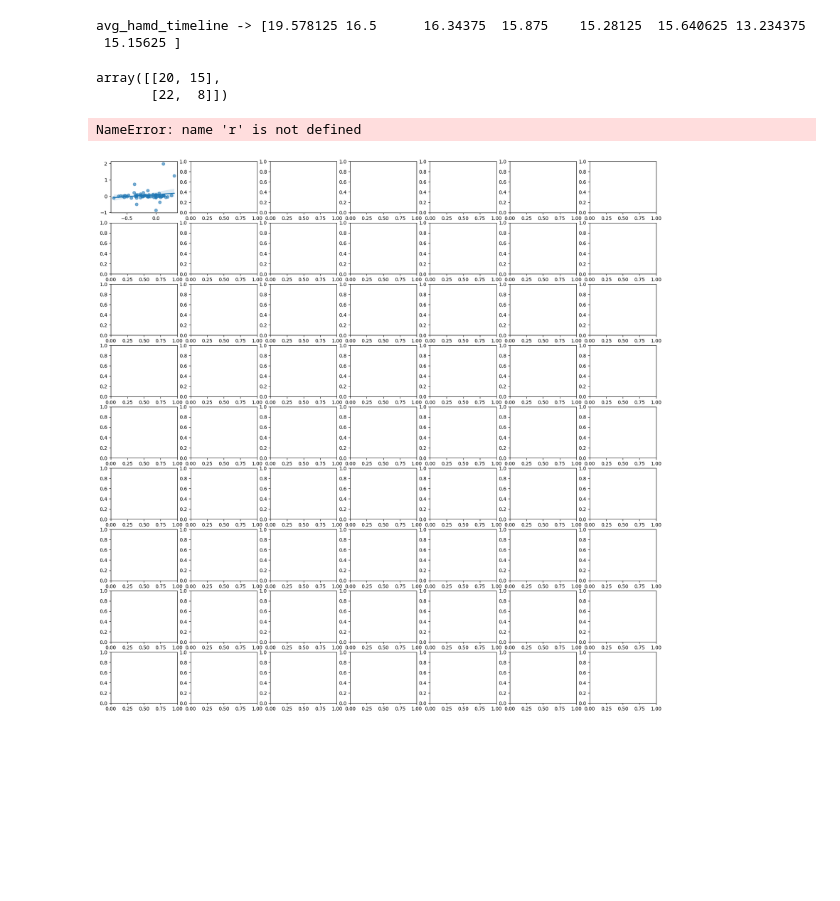
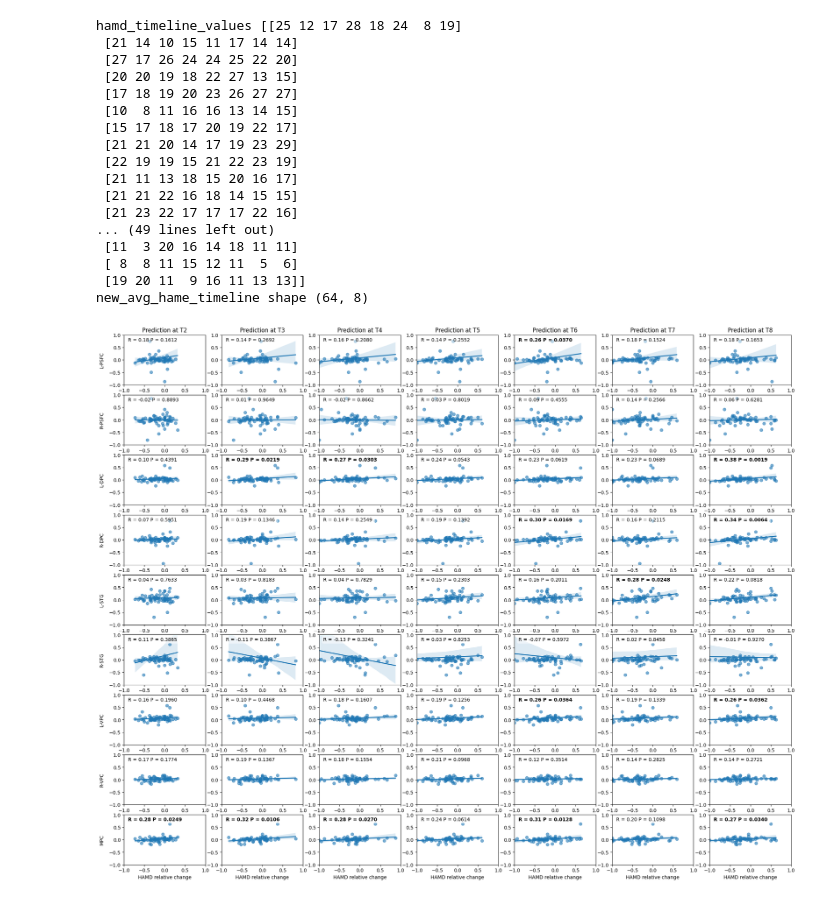
Before and after one commit to jinyuanwong/fnirs-treatment-response-prediction, a Jupyter notebook: scripts/data_process/v2_2_read_timeline_hamd.ipynb, the cells around one changed output. Drawn from its saved outputs; the diff is of its cells as text; code cells hidden in the pictures; blank space fills up the shorter version.

```diff
--- a/scripts/data_process/v2_2_read_timeline_hamd.ipynb
+++ b/scripts/data_process/v2_2_read_timeline_hamd.ipynb
@@ -129,49 +134,72 @@ hamd_timeline_values = impute_nan_data(filter_values).astype(int)
-# %%
-avg_hamd_timeline = np.mean(hamd_timeline_values, axis=0)
-print(f'avg_hamd_timeline -> {avg_hamd_timeline}')
-
-hamd_score = np.load('allData/prognosis_mix_hb/pretreatment_response/label_hamd.npy')
-hamd_score[32:34]
-# %% [output]
-avg_hamd_timeline -> [19.578125 16.5      16.34375  15.875    15.28125  15.640625 13.234375
- 15.15625 ]
-array([[20, 15],
-       [22,  8]])
 # %%
 import matplotlib.pyplot as plt
 import seaborn as sns
 import numpy as np
 from scipy.stats import pearsonr
 
 # read task change hbt especailly dpc
 
 def plot_reg(labels, preds, ax):
 
     r, p_value = pearsonr(labels, preds)
     sns.regplot(x=labels, y=preds, ax=ax, scatter_kws={'alpha':0.6}, line_kws={"linewidth":2})
-
+    bold = True if p_value < 0.05 else False
+    ax.text(0.05, 0.95, f'R = {r:.2f} P = {p_value:.4f} ',
+            transform=ax.transAxes, verticalalignment='top', bbox=dict(boxstyle='round', facecolor='white', edgecolor='none', alpha=0.5), fontsize=10, fontweight='bold' if bold else 'normal')
+    ax.set_ylim([-1, 1])  # Set y-axis limits
+    ax.set_yticks([-1, -0.5, 0, 0.5, 1])  # Set y-axis ticks
+    ax.set_xlim([-1, 1])  # Set y-axis limits
+    ax.set_xticks([-1, -0.5, 0, 0.5, 1])  # Set y-axis ticks
     # Calculate Pearson correlation
 
 
 
 task_change_hbt = np.load('allData/prognosis_mix_hb/pretreatment_response/task_change_hb.npy')[:, :, -1]
 
-fig, axs = plt.subplots(9, 7, figsize=(20, 20))
+fig, axs = plt.subplots(9, 7, figsize=(25, 20))
+
+new_avg_hame_timeline = hamd_timeline_values.copy()
+print('hamd_timeline_values', hamd_timeline_values)
+print('new_avg_hame_timeline shape', new_avg_hame_timeline.shape)
+# for i in range(1, hamd_timeline_values.shape[1]):
+#     if i != hamd_timeline_values.shape[1]-1:
+#         new_avg_hame_timeline[:, i] = (hamd_timeline_values[:, i] + hamd_timeline_values[:, i+1] + hamd_timeline_values[:, i-1]) / 3
+#     else:
+#         new_avg_hame_timeline[:, i] = (hamd_timeline_values[:, i] + hamd_timeline_values[:, i-1]) / 2
+
 
 for region_i in range(9):
     for i in range(avg_hamd_timeline.shape[0]-1):
-        label = (hamd_timeline_values[:, i+1] - hamd_timeline_values[:, 0]) / hamd_timeline_values[:, 0]
+        label = (new_avg_hame_timeline[:, i+1] - new_avg_hame_timeline[:, 0]) / new_avg_hame_timeline[:, 0]
         # sns.regplot(label, task_change_hbt[:, 0])
         # sns.regplot(x=label, y=task_change_hbt[:, 0], scatter_kws={'alpha':0.6}, line_kws={"linewidth":2})
         plot_reg(label, task_change_hbt[:, region_i], axs[region_i, i])
-        plt.title(f'Actual vs Predicted HAMD Change, Pearson r: {r:.4f}, p-value: {p_value:.4g}')
-        plt.xlabel('Actual HAMD Change')
-        plt.ylabel('Predicted HAMD Change')
-        plt.legend()
-        plt.show()
+        if i == 0:
+            axs[region_i, i].set_ylabel(f'{nine_region_name[region_i]}', labelpad=10)
+        if region_i == 0:
+            axs[region_i, i].set_title(f"Prediction at T{i+2}")
+        if region_i == 8:
+            axs[region_i, i].set_xlabel(f'HAMD relative change')
+# plt.subplots_adjust(left=0.2, right=0.95, top=0.95, bottom=0.05, hspace=0.5)
 # %% [output]
-NameError: name 'r' is not defined
+hamd_timeline_values [[25 12 17 28 18 24  8 19]
+ [21 14 10 15 11 17 14 14]
+ [27 17 26 24 24 25 22 20]
+ [20 20 19 18 22 27 13 15]
+ [17 18 19 20 23 26 27 27]
+ [10  8 11 16 16 13 14 15]
+ [15 17 18 17 20 19 22 17]
+ [21 21 20 14 17 19 23 29]
+ [22 19 19 15 21 22 23 19]
+ [21 11 13 18 15 20 16 17]
+ [21 21 22 16 18 14 15 15]
+ [21 23 22 17 17 17 22 16]
+... (49 lines left out)
+ [11  3 20 16 14 18 11 11]
+ [ 8  8 11 15 12 11  5  6]
+ [19 20 11  9 16 11 13 13]]
+new_avg_hame_timeline shape (64, 8)
-[figure, old version]
+[figure, new version]
 # %%
 for region_i in range(9):
     region_i
```
Also changed, not shown: parts of 2 cells of this notebook, 22 other files.
